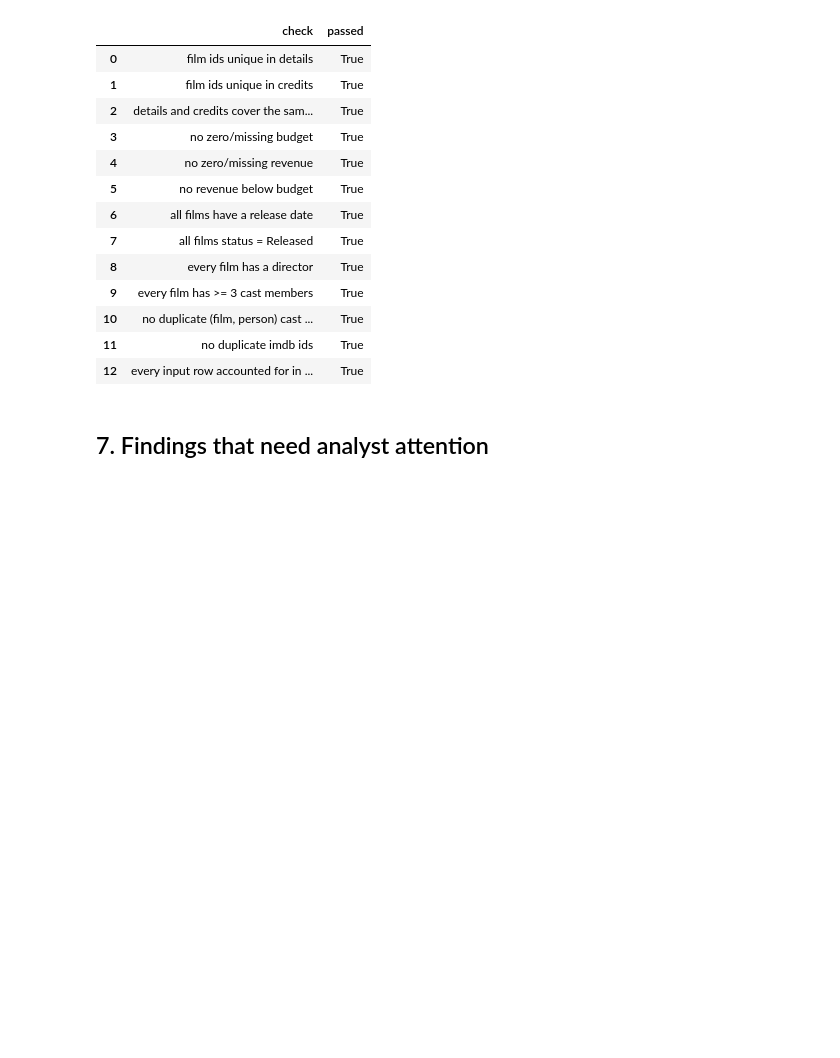
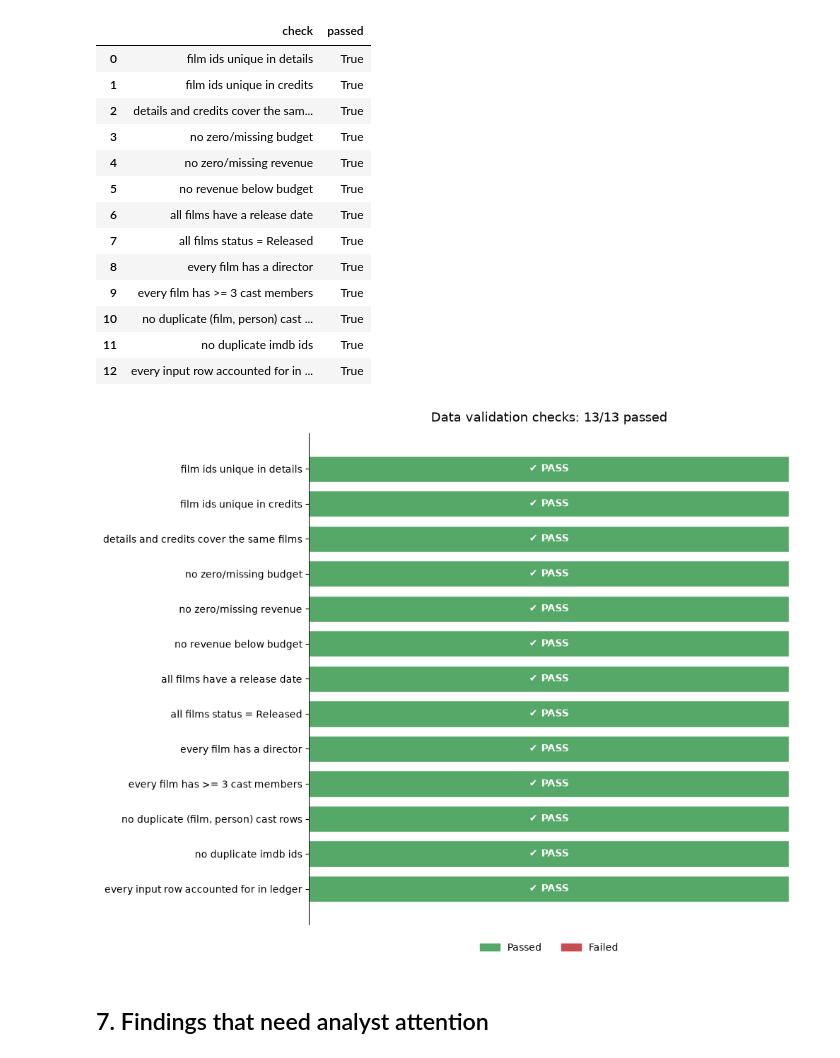
Before and after one commit to JDB-amalitech/StreamVault-Analysis, a Jupyter notebook: Data_profiling/profile_data.ipynb, the cells around one changed output. Saved outputs shown, nothing was run; the diff lists cells and outputs as text; code cells hidden in the pictures; blank space fills up the shorter version.

```diff
--- a/Data_profiling/profile_data.ipynb
+++ b/Data_profiling/profile_data.ipynb
@@ -202,6 +249,40 @@ check_df
 | 10 | no duplicate (film, person) cast ... | True |
 | 11 | no duplicate imdb ids | True |
 | 12 | every input row accounted for in ... | True |
+# %%
+import matplotlib.pyplot as plt
+from matplotlib.patches import Patch
+
+plot_df = check_df.iloc[::-1].reset_index(drop=True)  # reverse so the first check is at the top
+colors = plot_df["passed"].map({True: "#55A868", False: "#C44E52"})
+
+n_passed = int(check_df["passed"].sum())
+n_total = len(check_df)
+
+fig, ax = plt.subplots(figsize=(10, 0.5 * n_total + 1.5))
+
+ax.barh(plot_df["check"], [1] * n_total, color=colors, edgecolor="white", height=0.75)
+
+# ✔ / ✘ marker inside each bar
+for i, ok in enumerate(plot_df["passed"]):
+    ax.text(0.5, i, "✔ PASS" if ok else "✘ FAIL",
+            ha="center", va="center", color="white", fontweight="bold")
+
+ax.set_xlim(0, 1)
+ax.set_xticks([])
+for side in ("top", "right", "bottom"):
+    ax.spines[side].set_visible(False)
+
+ax.set_title(f"Data validation checks: {n_passed}/{n_total} passed", fontsize=13, pad=12)
+ax.legend(handles=[Patch(color="#55A868", label="Passed"),
+                   Patch(color="#C44E52", label="Failed")],
+          loc="upper center", bbox_to_anchor=(0.5, -0.02), ncol=2, frameon=False)
+
+plt.tight_layout()
+plt.savefig(PROFILE_DIR / "profile_checks.png", dpi=150, bbox_inches="tight")
+plt.show()
+# %% [output]
+[figure, added]
 # %% [markdown]
 ## 7. Findings that need analyst attention
 # %%
```
Also changed, not shown: parts of 4 cells of this notebook, 4 other files.
